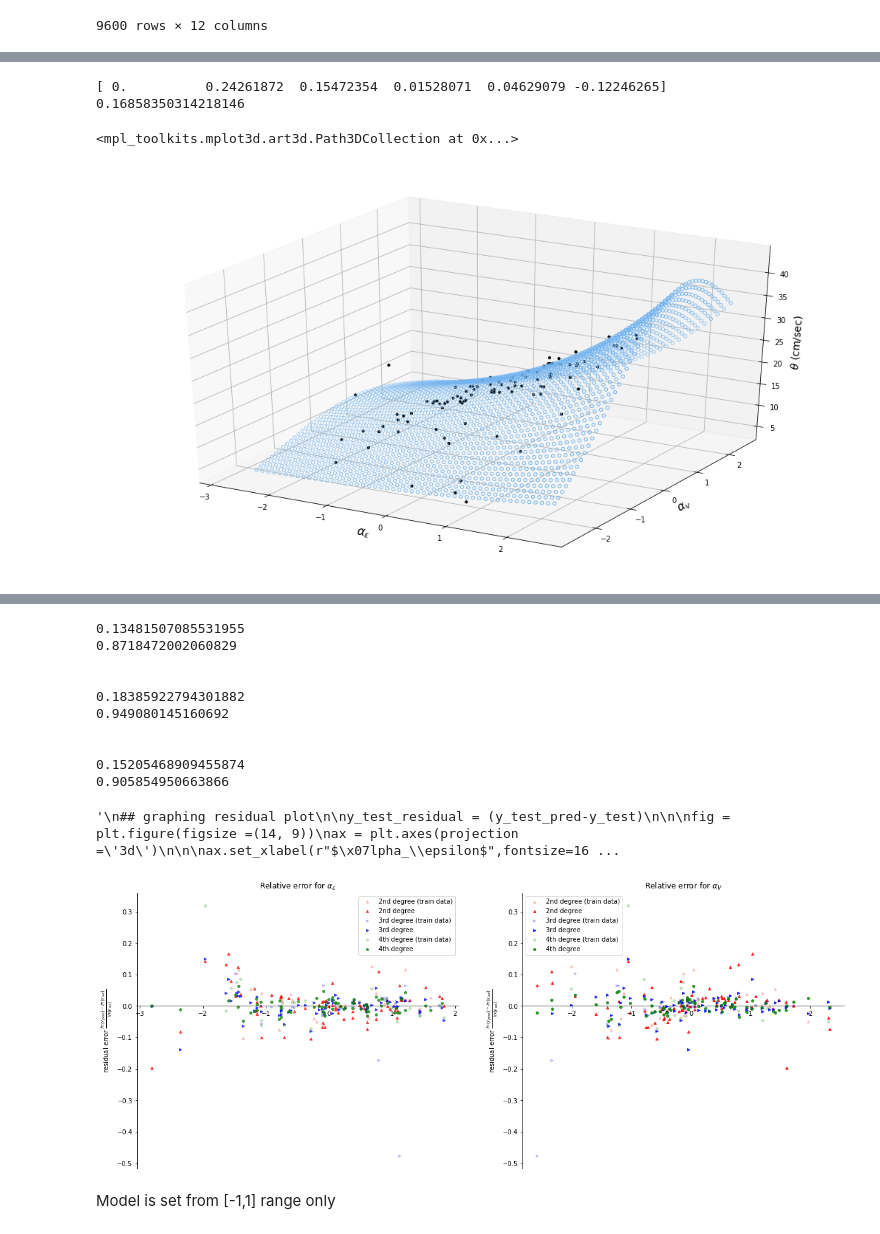
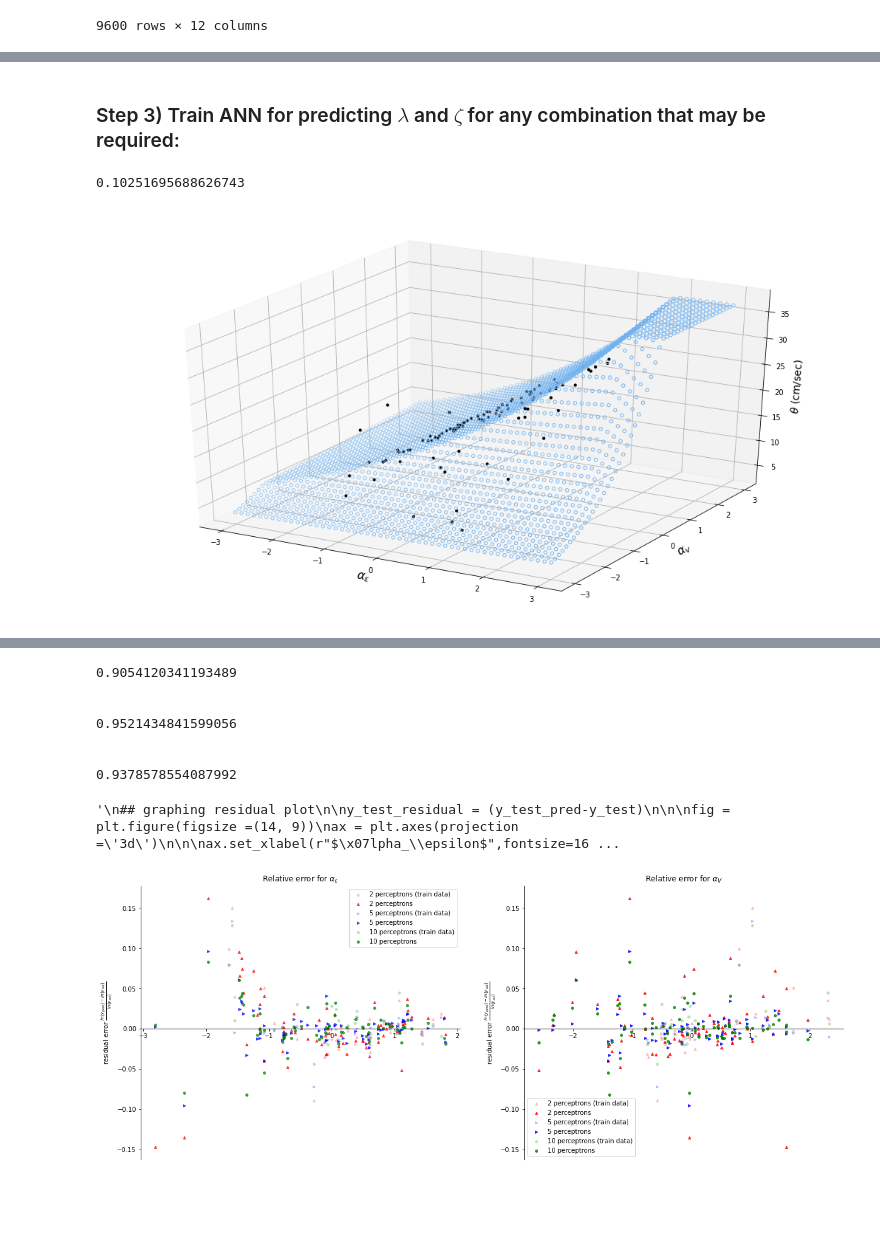
Before and after one commit to mtareqsoliman/msthesis, a Jupyter notebook: 2ANN_11132022.ipynb, the cells around one changed output, grey strips where cells are left out. Saved outputs shown, nothing was run; the diff lists cells and outputs as text; code cells hidden in the pictures; blank space fills up the shorter version.

```diff
--- a/2ANN_11132022.ipynb
+++ b/2ANN_11132022.ipynb
@@ -141,32 +207,28 @@ fig.show()
+# %% [markdown]
+### Step 3) Train ANN for predicting $\lambda$ and $\zeta$ for any combination that may be required:
 # %%
-dgr = 2
+from sklearn.neural_network import MLPRegressor
 
 x_1,x_2 = map(list,zip(*NLTHA100_pivot.index.values))
 x_values =np.column_stack((x_1,x_2))
 y_values = np.log(theta_100_list)
-X_train, X_test, y_train, y_test = train_test_split(x_values, y_values, train_size=0.7, test_size=0.3)
+X_train, X_test, y_train, y_test = train_test_split(x_values, y_values, train_size=0.7, test_size=0.3,random_state=2022)
 
-poly_model = PolynomialFeatures(degree=dgr)
-poly_x_train = poly_model.fit_transform(X_train)
-poly_x_test = poly_model.fit_transform(X_test)
 
-# should be in the form [1, a, b, a^2, ab, b^2]
-poly_model.fit(poly_x_train, y_train)
-regression_model = LinearRegression()
-regression_model.fit(poly_x_train, y_train)
-print(regression_model.coef_)
+regr_m1 = MLPRegressor(solver='lbfgs', alpha=0.1, random_state=2022,hidden_layer_sizes=(2,3))
+regr_m1.fit(X_train, y_train)
 
-y_pred = regression_model.predict(poly_x_test)
-#p00,p10,p01,p20,p11,p02 = regression_model.coef_.T
-MSE = mean_squared_error(y_test, y_pred, squared=False)
+y_pred_train_m1 = regr_m1.predict(X_train)
+y_pred_test_m1 = regr_m1.predict(X_test)
+y_pred_m1 = regr_m1.predict(x_values)
+MSE = mean_squared_error(y_test, y_pred_test_m1, squared=False)
 print(MSE)
 
 
-x1_mesh,x2_mesh = np.linspace(-2.5, 2.5, 50), np.linspace(-2.5, 2.5, 50)
+x1_mesh,x2_mesh = np.linspace(-3, 3, 50), np.linspace(-3, 3, 50)
 x1_mesh, x2_mesh = np.meshgrid(x1_mesh, x2_mesh)
-x_mesh = np.array([x1_mesh.flatten(), x2_mesh.flatten()]).T
-poly_x_mesh = poly_model.fit_transform(x_mesh)
-y_mesh = regression_model.predict(poly_x_mesh)
+X_mesh = np.array([x1_mesh.flatten(), x2_mesh.flatten()]).T
+y_mesh_m1 = regr_m1.predict(X_mesh)
 
 fig, ax = plt.subplots(figsize =(18,10), subplot_kw={'projection': '3d'})
 
@@ -176,10 +238,10 @@ ax.set_xlabel(r"$\alpha_\epsilon$",fontsize=16)
 ax.set_ylabel(r"$\alpha_v$",fontsize=16)
 
 ax.scatter(x_values[:,0], x_values[:,1], np.exp(y_values),color='black',marker='.',alpha=1,s=40)
-ax.scatter(x1_mesh, x2_mesh, np.exp(y_mesh), facecolor=(0,0,0,0), s=20, edgecolor='#70b3f0')
+ax.scatter(x1_mesh, x2_mesh, np.exp(y_mesh_m1), facecolor=(0,0,0,0), s=20, edgecolor='#70b3f0')
+
+result_table = pd.DataFrame({'y_act':y_values.tolist(),'y_pred':y_pred_m1.tolist()}).to_excel('ssss.xlsx')
 # %% [output]
-[ 0.          0.24261872  0.15472354  0.01528071  0.04629079 -0.12246265]
-0.16858350314218146
+0.10251695688626743
-<mpl_toolkits.mplot3d.art3d.Path3DCollection at 0x...>
-[figure, old version]
+[figure, new version]
 # %%
@@ -273,25 +330,19 @@ fig.show()
 
 fig,ax = plt.subplots(1,2,figsize=(20,8))
 
-for lbl,clr,dgr,mrkr in zip(['2nd degree','3rd degree','4th degree'],['red','blue','green'],[2,3,4],['^','>','o']):
-    X_train, X_test, y_train, y_test = train_test_split(x_values, y_values, train_size=0.7, test_size=0.3)
 
-    poly_model = PolynomialFeatures(degree=dgr)
+for lbl,clr,nprcptrns,mrkr in zip(['2 perceptrons','5 perceptrons','10 perceptrons'],['red','blue','green'],[2,5,10],['^','>','o']):
 
-    poly_x_train = poly_model.fit_transform(X_train)
-    poly_x_test = poly_model.fit_transform(X_test)
-    #[1, a, b, a^2, ab, b^2]
-    poly_model.fit(poly_x_train, y_train)
-    regression_model = LinearRegression()
-    regression_model.fit(poly_x_train, y_train)
-    y_train_pred = regression_model.predict(poly_x_train)
-    y_pred = regression_model.predict(poly_x_test)
-    #p00,p10,p01,p20,p11,p02 = regression_model.coef_.T
-    MSE = mean_squared_error(y_test, y_pred, squared=False)
-    print(MSE)
 
-    r2 = r2_score(np.exp(y_test), np.exp(y_pred))
-    y_test_residual = (y_pred-y_test)/y_test
+    regr = MLPRegressor(hidden_layer_sizes=(nprcptrns,3),solver='lbfgs', alpha=0.1, random_state=2022,max_iter=1000)
+    regr.fit(X_train, y_train)
+
+    y_train_pred = regr.predict(X_train)
+    y_test_pred = regr.predict(X_test)
+    MSE = mean_squared_error(y_test, y_test_pred, squared=False)
+
+    r2 = r2_score(np.exp(y_test), np.exp(y_test_pred))
+    y_test_residual = (y_test_pred-y_test)/y_test
     y_train_residual = (y_train_pred-y_train)/y_train
 
     print(r2)
@@ -312,40 +363,35 @@ for lbl,clr,dgr,mrkr in zip(['2nd degree','3rd degree','4th degree'],['red','blu
     ax[1].set_title(r"Relative error for $\alpha_V$")
     ax[1].set_ylabel(r"residual error $\frac{ln(y_{pred})-ln(y_{act})}{ln(y_{act})}$")
     ax[1].legend()
 
 
     print('\n')
 '''
 ## graphing residual plot
 
 y_test_residual = (y_test_pred-y_test)
 
 
 fig = plt.figure(figsize =(14, 9))
 ax = plt.axes(projection ='3d')
 
 
 ax.set_xlabel(r"$\alpha_\epsilon$",fontsize=16)
 ax.set_ylabel(r"$\alpha_v$",fontsize=16)
 ax.set_zlabel(r"$\theta$ residual (cm/sec)",fontsize=14)
 ax.set_zlim(-1,1)
 
 ax.scatter(x_values[:,0], x_values[:,1], (y_pred-y_values)/y_values,color='black',marker='.',alpha=1,s=70)
 ax.scatter(test_x[:,0], test_x[:,1], y_test_residual/y_test,color='black',marker='.',alpha=0.25,s=70)
 '''
 # %% [output]
-0.13481507085531955
-0.8718472002060829
+0.9054120341193489
 
 
-0.18385922794301882
-0.949080145160692
+0.9521434841599056
 
 
-0.15205468909455874
-0.905854950663866
+0.9378578554087992
 '\n## graphing residual plot\n\ny_test_residual = (y_test_pred-y_test)\n\n\nfig = plt.figure(figsize =(14, 9))\nax = plt.axes(projection =\'3d\')\n\n\nax.set_xlabel(r"$\x07lpha_\\epsilon$",fontsize=16 ...
-[figure, old version]
+[figure, new version]
-# %% [markdown]
-Model is set from [-1,1] range only
 # %%
```
Also changed, not shown: parts of 19 cells of this notebook.
